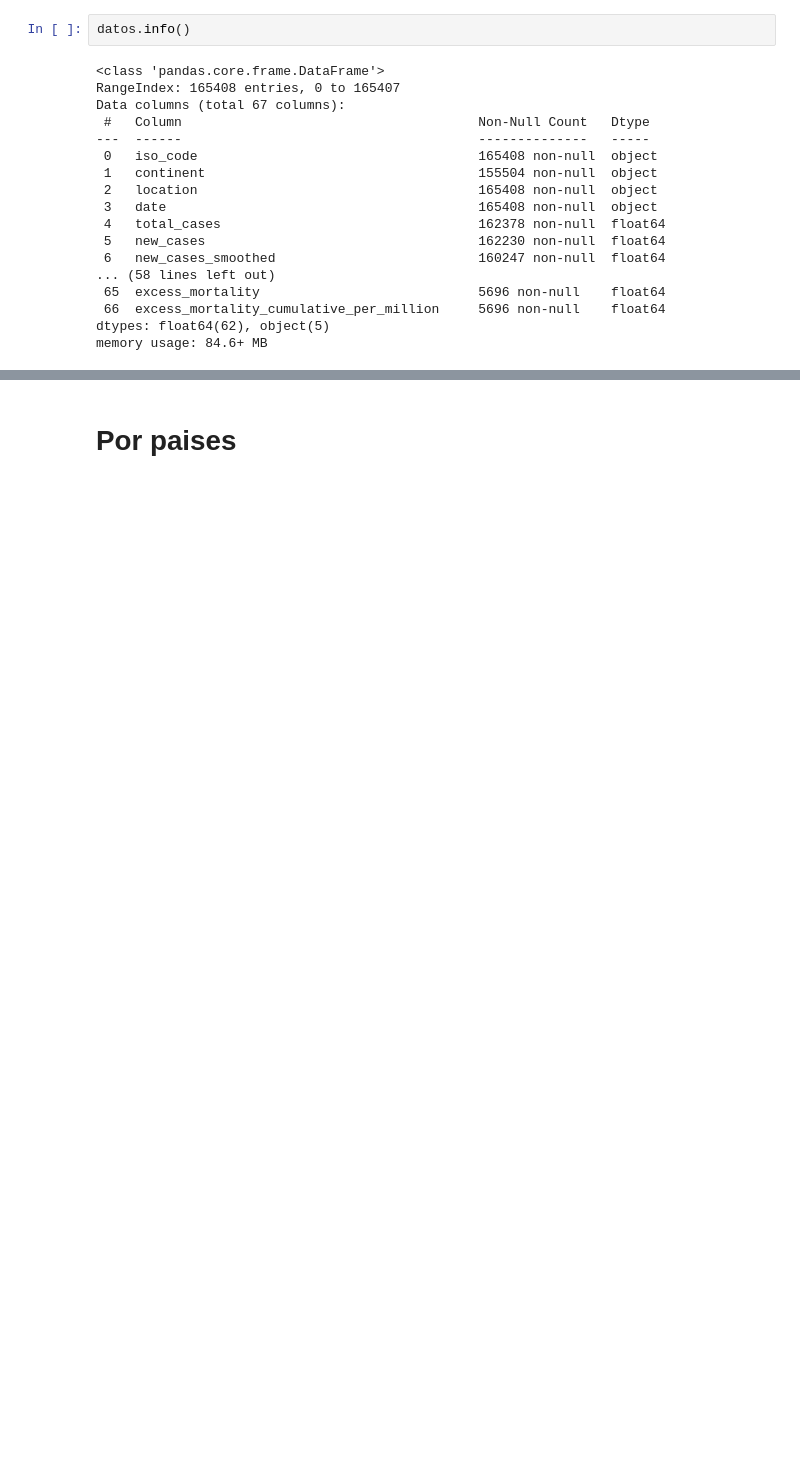
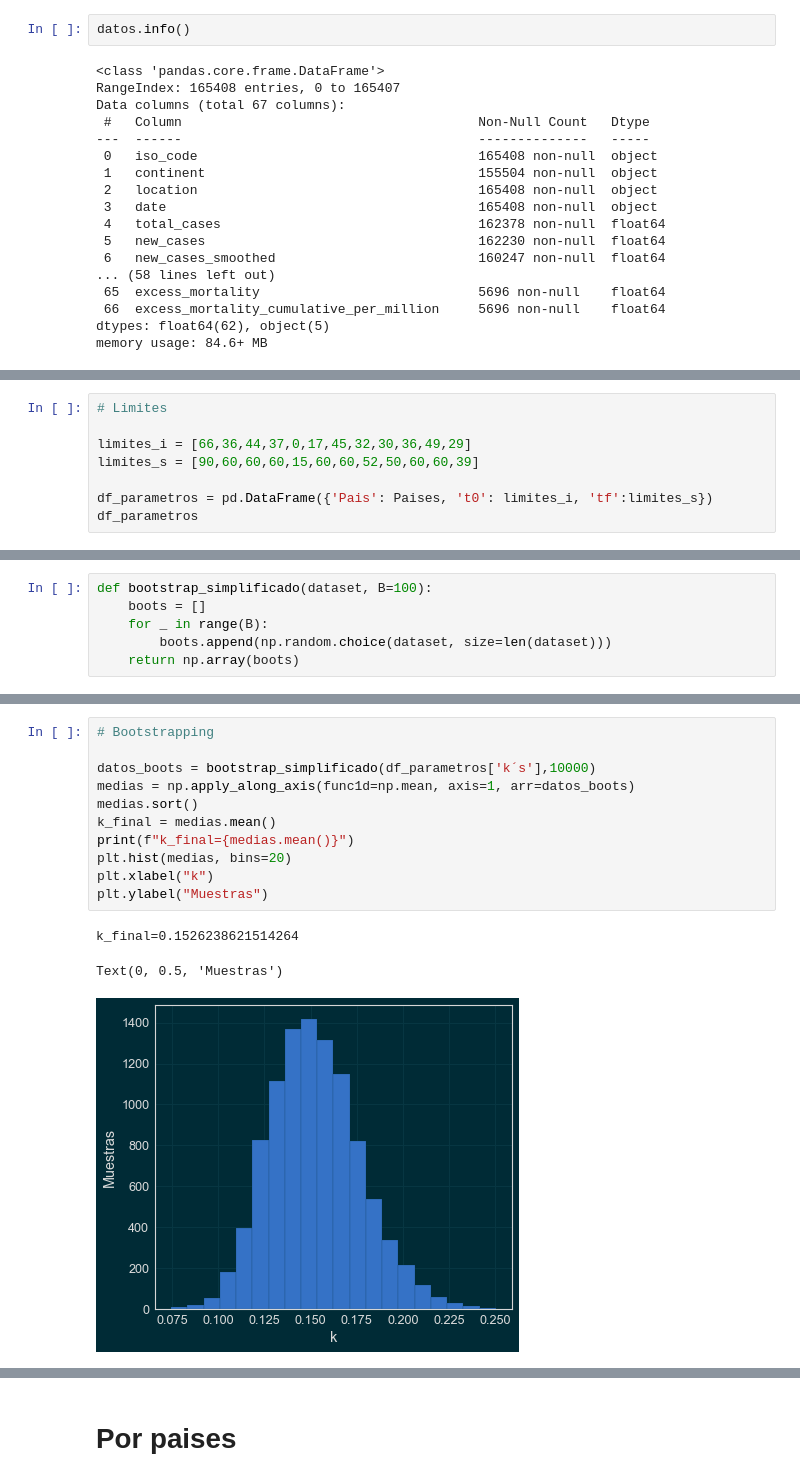
Before and after one commit to Mfsegurag/Informe_Pand-mico, a Jupyter notebook: proyecto_4.ipynb, the cells around one changed output, grey strips where cells are left out. Cells and saved outputs as stored; diff of their text form; blank space fills up the shorter version.

```diff
--- a/proyecto_4.ipynb
+++ b/proyecto_4.ipynb
@@ -150,0 +307,8 @@ memory usage: 84.6+ MB
+# %%
+# Limites
+
+limites_i = [66,36,44,37,0,17,45,32,30,36,49,29]
+limites_s = [90,60,60,60,15,60,60,52,50,60,60,39]
+
+df_parametros = pd.DataFrame({'Pais': Paises, 't0': limites_i, 'tf':limites_s})
+df_parametros
@@ -150,0 +480,6 @@ memory usage: 84.6+ MB
+# %%
+def bootstrap_simplificado(dataset, B=100):
+    boots = []
+    for _ in range(B):
+        boots.append(np.random.choice(dataset, size=len(dataset)))
+    return np.array(boots)
@@ -150,0 +503,15 @@ memory usage: 84.6+ MB
+# %%
+# Bootstrapping
+
+datos_boots = bootstrap_simplificado(df_parametros['k´s'],10000)
+medias = np.apply_along_axis(func1d=np.mean, axis=1, arr=datos_boots)
+medias.sort()
+k_final = medias.mean()
+print(f"k_final={medias.mean()}")
+plt.hist(medias, bins=20)
+plt.xlabel("k")
+plt.ylabel("Muestras")
+# %% [output]
+k_final=0.1526238621514264
+Text(0, 0.5, 'Muestras')
+[figure, added]
```
Also changed, not shown: parts of 69 cells of this notebook.
